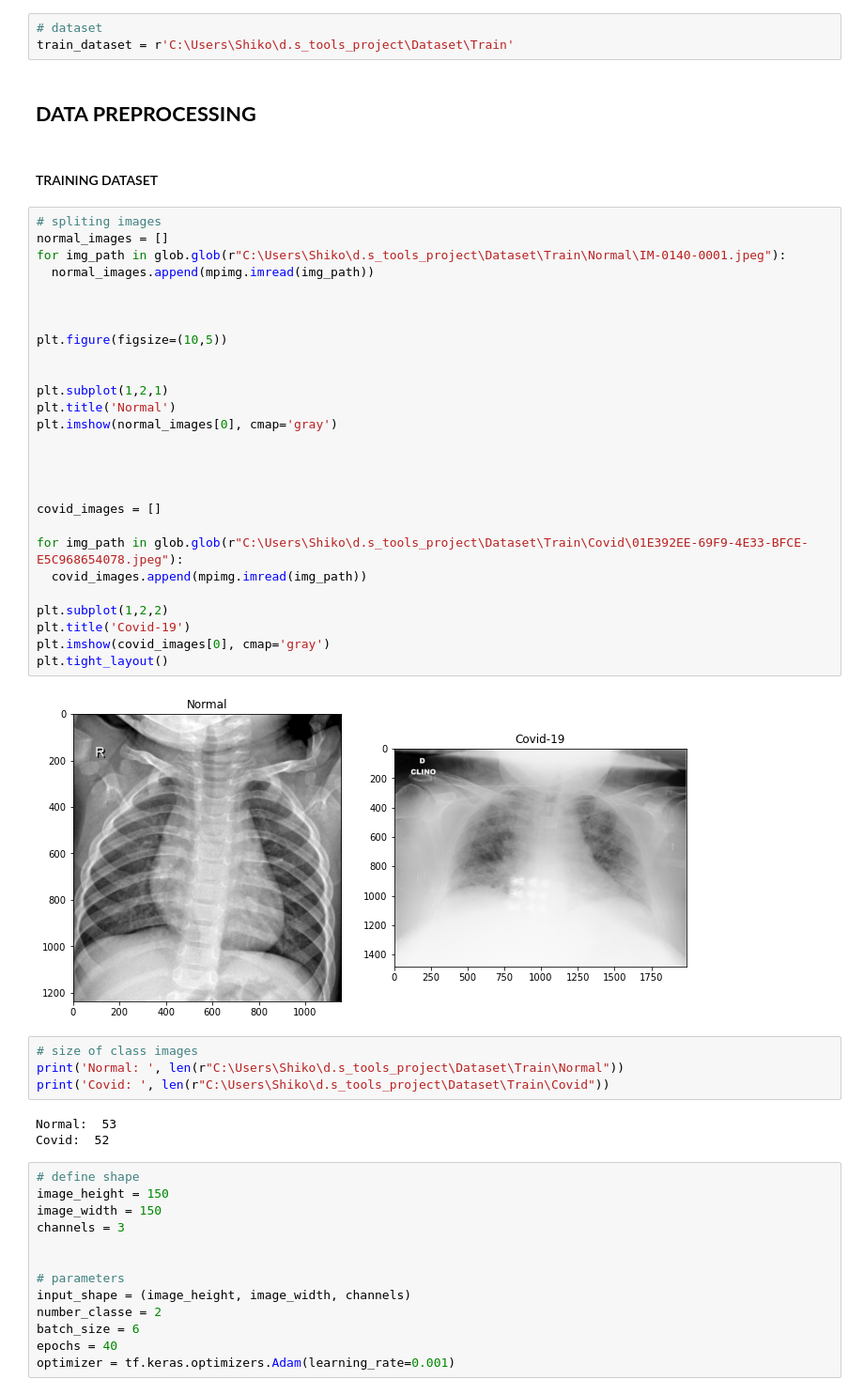
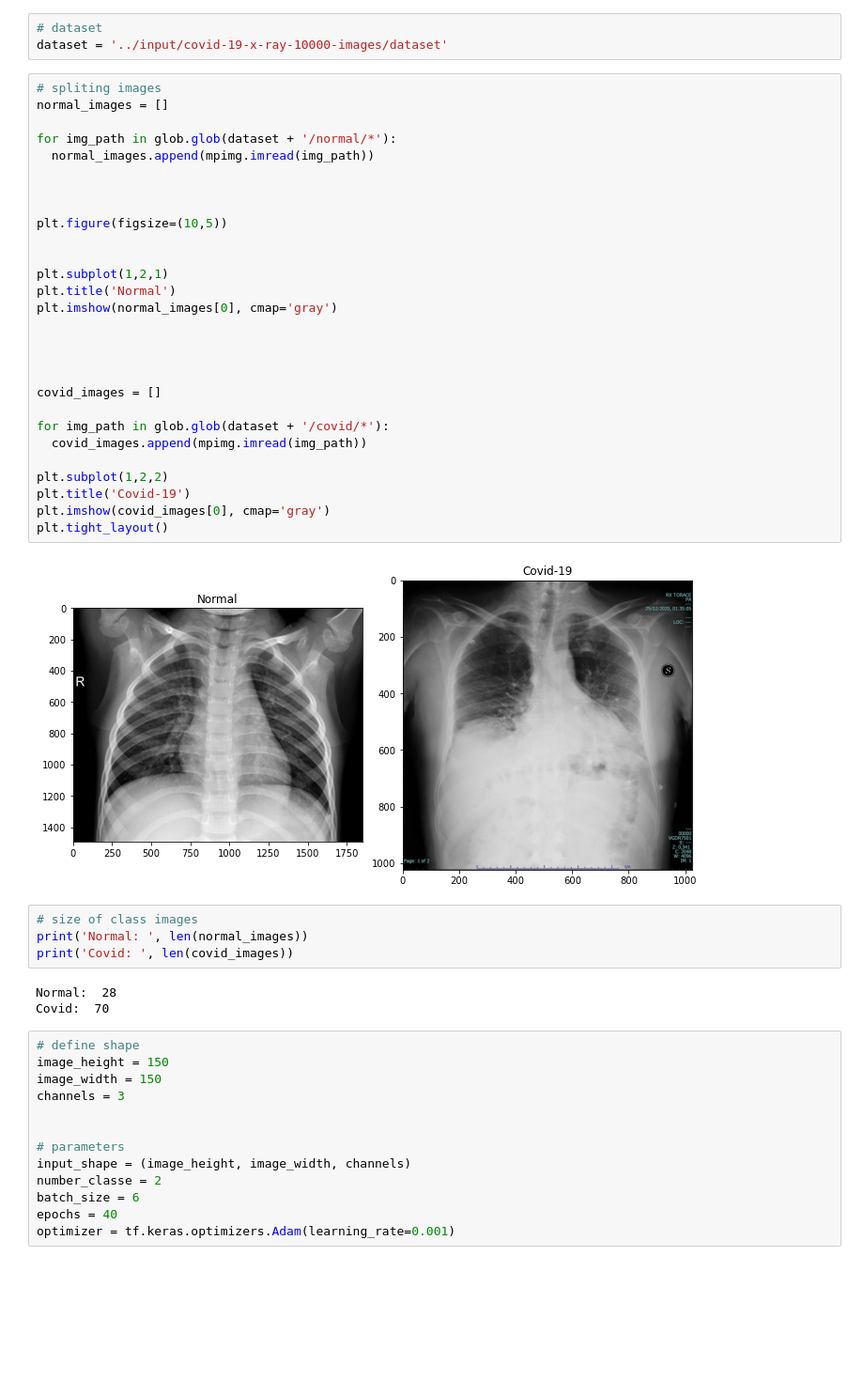
Before and after one commit to Youssef-DS/covid-detection-x-ray, a Jupyter notebook: Covid prediction.ipynb, the cells around one changed output. Shown: that part at 94% size. Cells and saved outputs as stored; diff of their text form; blank space fills up the shorter version.

```diff
--- a/Covid prediction.ipynb
+++ b/Covid prediction.ipynb
@@ -26,49 +25,46 @@ import time
 # seed
 tf.random.set_seed(42)
 np.random.seed(42)
-# %%
-# dataset
-train_dataset = r'C:\Users\Shiko\d.s_tools_project\Dataset\Train'
-# %% [markdown]
-## **DATA PREPROCESSING**
-# %% [markdown]
-#### TRAINING DATASET
+# %%
+# dataset
+dataset = '../input/covid-19-x-ray-10000-images/dataset'
 # %%
 # spliting images
 normal_images = []
-for img_path in glob.glob(r"C:\Users\Shiko\d.s_tools_project\Dataset\Train\Normal\IM-0140-0001.jpeg"):
+
+for img_path in glob.glob(dataset + '/normal/*'):
   normal_images.append(mpimg.imread(img_path))
 
 
 
 plt.figure(figsize=(10,5))
 
 
 plt.subplot(1,2,1)
 plt.title('Normal')
 plt.imshow(normal_images[0], cmap='gray')
 
 
 
 
 covid_images = []
 
-for img_path in glob.glob(r"C:\Users\Shiko\d.s_tools_project\Dataset\Train\Covid\01E392EE-69F9-4E33-BFCE-E5C968654078.jpeg"):
+for img_path in glob.glob(dataset + '/covid/*'):
   covid_images.append(mpimg.imread(img_path))
 
 plt.subplot(1,2,2)
 plt.title('Covid-19')
 plt.imshow(covid_images[0], cmap='gray')
 plt.tight_layout()
 # %% [output]
-[figure, old version]
+[figure, new version]
 # %%
 # size of class images
-print('Normal: ', len(r"C:\Users\Shiko\d.s_tools_project\Dataset\Train\Normal"))
-print('Covid: ', len(r"C:\Users\Shiko\d.s_tools_project\Dataset\Train\Covid"))
+print('Normal: ', len(normal_images))
+print('Covid: ', len(covid_images))
 # %% [output]
-Normal:  53
-Covid:  52
+Normal:  28
+Covid:  70
 # %%
 # define shape
 image_height = 150
```
Also changed, not shown: parts of 28 cells of this notebook.
